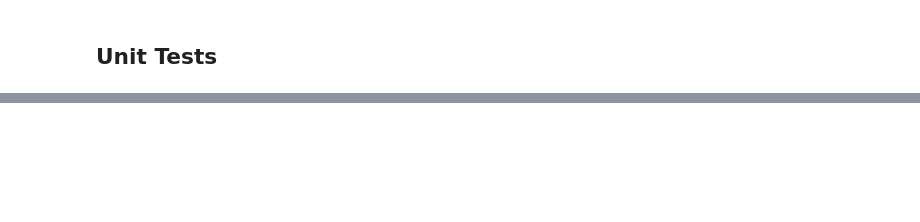
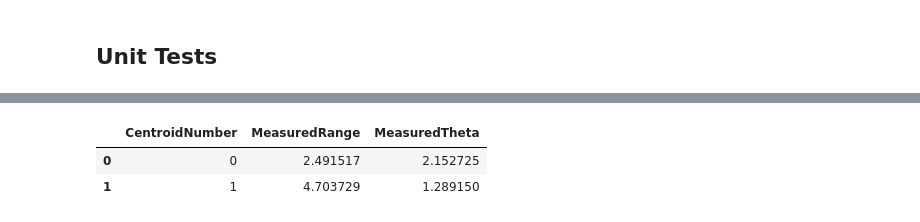
Before and after one commit to has-c/OccupancyDetection, a Jupyter notebook: Python/DKF - 2nd iteration.ipynb, the cells around one changed output, grey strips where cells are left out. Saved outputs shown, nothing was run; the diff lists cells and outputs as text; code cells hidden in the pictures; blank space fills up the shorter version.

```diff
--- a/Python/DKF - 2nd iteration.ipynb
+++ b/Python/DKF - 2nd iteration.ipynb
@@ -129,6 +129,7 @@ def dataAssociation(rThetaMeasurement, previousFrame):
             association[np.isnan(association[:,1]),1] = unassociatedObservations
 
     associationDf = pd.DataFrame(association, columns=['Predicted', 'Measured'])
+    associationDf.index = pd.Series(associationDf['Predicted'].values.astype(int))
 
     return associationDf
 # %% [markdown]
@@ -165,10 +166,9 @@ filteredFramesPolar = list()
 centroidFramesCartesianMeasurement= readMeasurements()
 #filtered frames (polaar measurements)
 filteredFramesPolar = list()
-
+frameNumber = 0
 for centroidFrame in centroidFramesCartesianMeasurement:
     filteredFramePolar = np.array([])
-    print(centroidFrame)
     #first frame that is valid
     if len(filteredFramesPolar) == 0 and len(centroidFrame) > 0: #kalman filter initialization
         rThetaMeasurement = convertCartesianToPolar(centroidFrame)
@@ -184,8 +184,6 @@ for centroidFrame in centroidFramesCartesianMeasurement:
             innovation = innovationStep(xPred, measurement, H)
             #update
             xUpdate = UpdateStep(xPred, innovation, K)
-            #add in centroid number
-            print(xUpdate)
             xUpdate = np.vstack((xUpdate, centroid))
             #add value to array
             if len(filteredFramePolar) == 0:
@@ -199,6 +197,9 @@ for centroidFrame in centroidFramesCartesianMeasurement:
             rThetaMeasurement = convertCartesianToPolar(centroidFrame)
         else:
             rThetaMeasurement = pd.DataFrame([], columns=['CentroidNumber', 'MeasuredRange', 'MeasuredTheta'])
+            #since measurement has nothing in it just predict and move on
+
+
 
         #perform data association
         associationDf = dataAssociation(rThetaMeasurement, filteredFramesPolar[-1])
@@ -227,8 +228,10 @@ for centroidFrame in centroidFramesCartesianMeasurement:
             else:
                 xUpdate = xPred
             #add in centroid number
-            print(xUpdate)
-            xUpdate = np.vstack((xUpdate, centroid))
+            if np.isnan(predictedCentroid): #no predicted value new measurement
+                associatableCentroidNumber = int(np.nanmax(associationDf['Predicted']))
+                predictedCentroid = associatableCentroidNumber + 1
+            xUpdate = np.vstack((xUpdate, predictedCentroid))
             #add value to array
             if len(filteredFramePolar) == 0:
                 filteredFramePolar = xUpdate
@@ -236,9 +239,14 @@ for centroidFrame in centroidFramesCartesianMeasurement:
                 filteredFramePolar = np.hstack((filteredFramePolar,xUpdate))
 
     else:
+        frameNumber += 1
         continue
+    frameNumber += 1
 
     filteredPolarDf = pd.DataFrame(np.transpose(filteredFramePolar))
     filteredPolarDf.columns = ['FilteredRange', 'FilteredDoppler', 'FilteredTheta', 'FilteredAngularVelocity', 'CentroidNumber']
-    filteredPolarDf['CentroidNumber'] = pd.Series(np.arange(filteredPolarDf.shape[0]))
+    #convert centroid number to integer value this is to aid indexing
+    filteredPolarDf['CentroidNumber'] = filteredPolarDf['CentroidNumber'].astype(int)
+    filteredPolarDf['CentroidNumber'] = pd.Series(filteredPolarDf['CentroidNumber'].values)
+    filteredPolarDf.index = filteredPolarDf['CentroidNumber'].values.astype(int)
     filteredFramesPolar.append(filteredPolarDf)
@@ -262,0 +256,4 @@ Index: []
+# %%
+association = np.array([[1,0], [np.nan,np.nan]])
+unassociatedPredictions = [pred for pred in list(previousFrame['CentroidNumber']) if pred not in list(association[:,0])]
+association[np.isnan(association[:,0]),0] = unassociatedPredictions
@@ -312,7 +318,7 @@ centroidDfCartesian_D = pd.DataFrame([])
 centroidFramesCartesianMeasurement = [centroidDfCartesian_A, centroidDfCartesian_B,centroidDfCartesian_D]
 # %%
 previousFrame = filteredFramesPolar[-1]
-rThetaMeasurement = convertCartesianToPolar(centroidDfCartesian_C)
+rThetaMeasurement = convertCartesianToPolar(centroidFramesCartesianMeasurement[63])
 filteredFramePolar = np.array([])
 
 distanceMatrix = createDistanceMatrix(rThetaMeasurement,previousFrame)
@@ -340,8 +346,8 @@ if np.isnan(association).any(): #if any NaN's still in the association matrix -
         association[np.isnan(association[:,1]),1] = unassociatedObservations
 
 associationDf = pd.DataFrame(association, columns=['Predicted', 'Measured'])
-
-for centroidIndex in associationDf.index:
+print(associationDf)
+for centroidIndex in associationDf['Predicted']:
 
     #predict
     predictedCentroid = associationDf.loc[centroidIndex]['Predicted']
@@ -363,7 +369,8 @@ for centroidIndex in associationDf.index:
         xUpdate = UpdateStep(xPred, innovation, K)
     else:
         xUpdate = xPred
-
+    #add in centroid number
+    xUpdate = np.vstack((xUpdate, centroidIndex))
     #add value to array
     if len(filteredFramePolar) == 0:
         filteredFramePolar = xUpdate
@@ -371,6 +378,8 @@ for centroidIndex in associationDf.index:
         filteredFramePolar = np.hstack((filteredFramePolar,xUpdate))
 
 filteredPolarDf = pd.DataFrame(np.transpose(filteredFramePolar))
-filteredPolarDf.columns = ['FilteredRange', 'FilteredDoppler', 'FilteredTheta', 'FilteredAngularVelocity']
-filteredPolarDf['CentroidNumber'] = pd.Series(np.arange(filteredPolarDf.shape[0]))
+filteredPolarDf.columns = ['FilteredRange', 'FilteredDoppler', 'FilteredTheta', 'FilteredAngularVelocity', 'CentroidNumber']
+#convert centroid number to integer value this is to aid indexing
+filteredPolarDf['CentroidNumber'].values.dtype = np.int
+filteredPolarDf['CentroidNumber'] = pd.Series(filteredPolarDf['CentroidNumber'].values)
 filteredFramesPolar.append(filteredPolarDf)
@@ -377,3 +505,9 @@ filteredFramesPolar.append(filteredPolarDf)
+# %%
+rThetaMeasurement
+# %% [output]
+|  | CentroidNumber | MeasuredRange | MeasuredTheta |
+| 0 | 0 | 2.491517 | 2.152725 |
+| 1 | 1 | 4.703729 | 1.289150 |
 # %%
 filteredPolarDf
 # %% [output]
```
Also changed, not shown: parts of 16 cells of this notebook.
